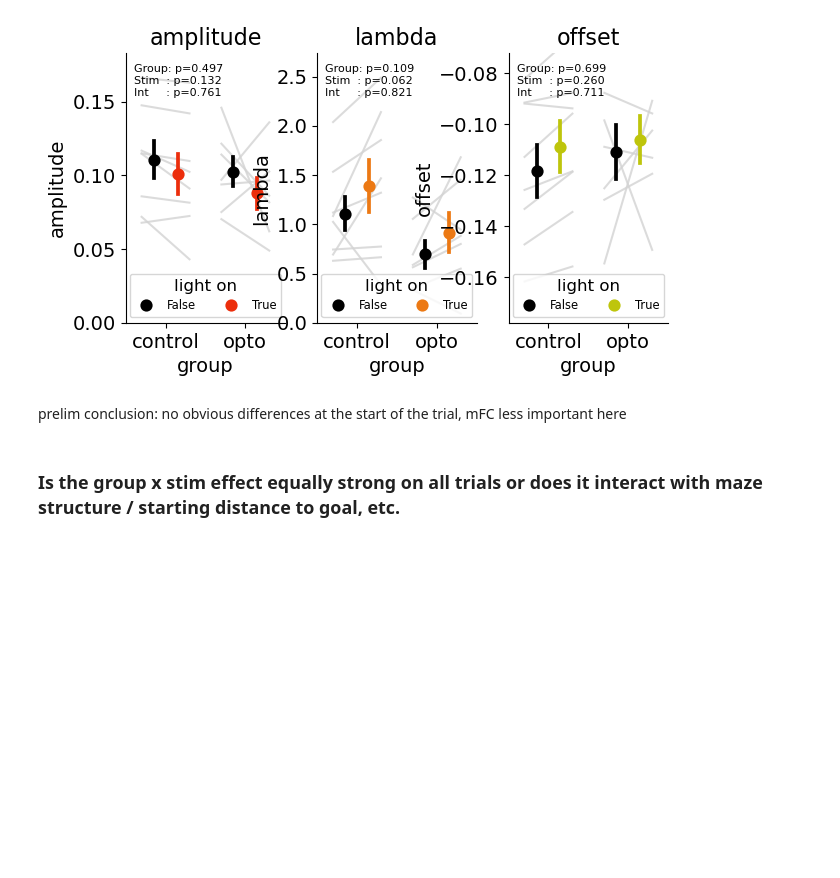
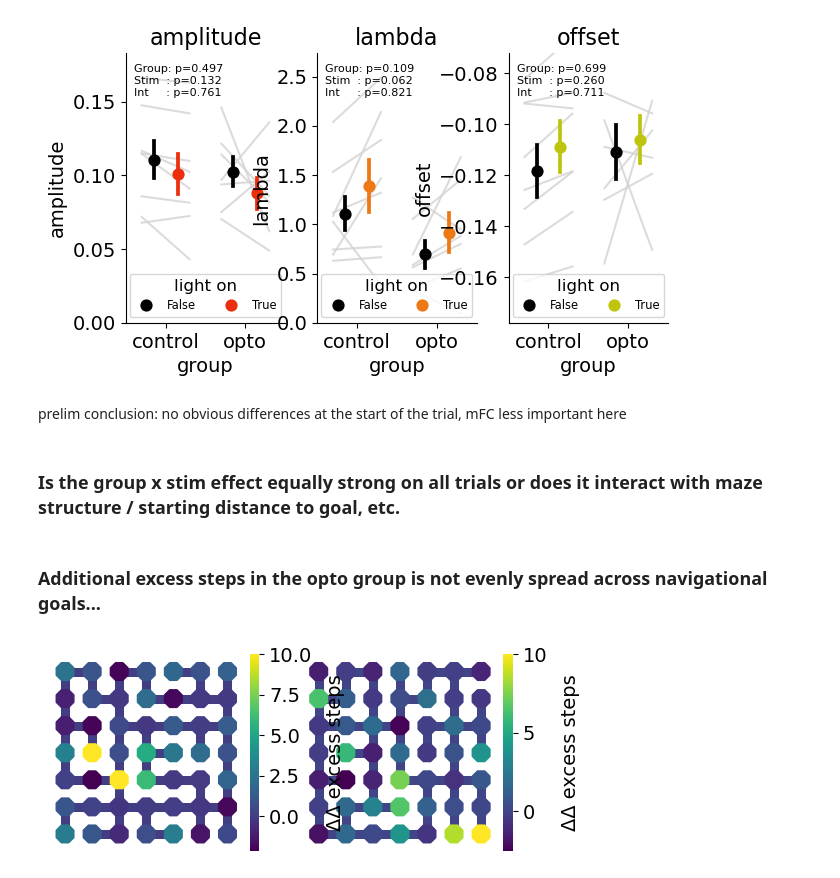
Before and after one commit to peterdoohan/goalNav_mFC-opto3, a Jupyter notebook: code/Notebooks/performance_metrics.ipynb, the cells around one changed output. Drawn from its saved outputs; the diff is of its cells as text; code cells hidden in the pictures; blank space fills up the shorter version.

Commit message:
follow up xs steps analyses added to summary notebook

```diff
--- a/code/Notebooks/performance_metrics.ipynb
+++ b/code/Notebooks/performance_metrics.ipynb
@@ -195,4 +195,22 @@ prelim conclusion: no obvious differences at the start of the trial, mFC less im
 # %% [markdown]
 ### Is the group x stim effect equally strong on all trials or does it interact with maze structure / starting distance to goal, etc.
 # %%
-# nexts
+from GridMaze.analysis.behaviour import performance_metrics as pm
+from GridMaze.analysis.behaviour import excess_steps as es
+
+excess_steps_df = pm.get_performance_df()
+# %% [markdown]
+### Additional excess steps in the opto group is not evenly spread across navigational goals...
+# %%
+f, axes = plt.subplots(1, 2, figsize=(6, 3))
+for maze, ax in zip(["maze_1", "maze_2"], axes):
+    es.plot_delta_delta_excess_steps_across_goals(
+        excess_steps_df,
+        maze_name=maze,
+        stim_day_range=(8, np.inf),
+        outlier_thres=500,
+        vmax=10,
+        ax=ax,
+    )
+# %% [output]
+[figure, added]
```
Also changed, not shown: parts of 6 cells of this notebook.
